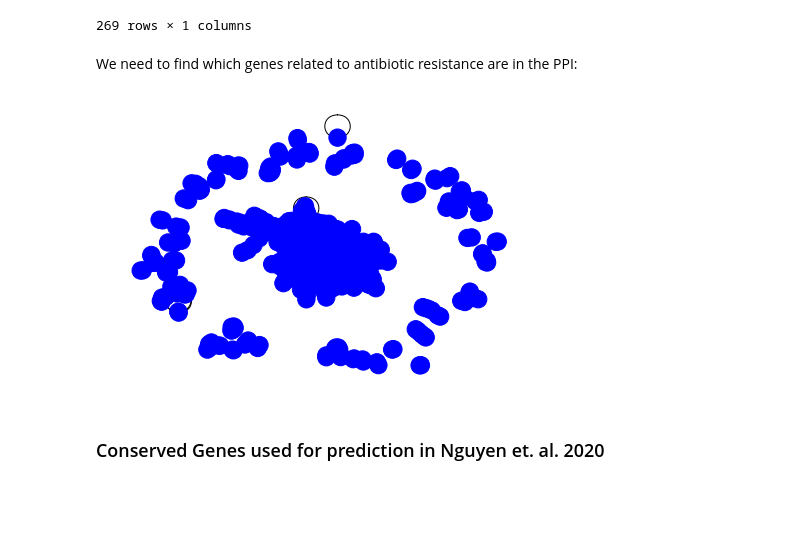
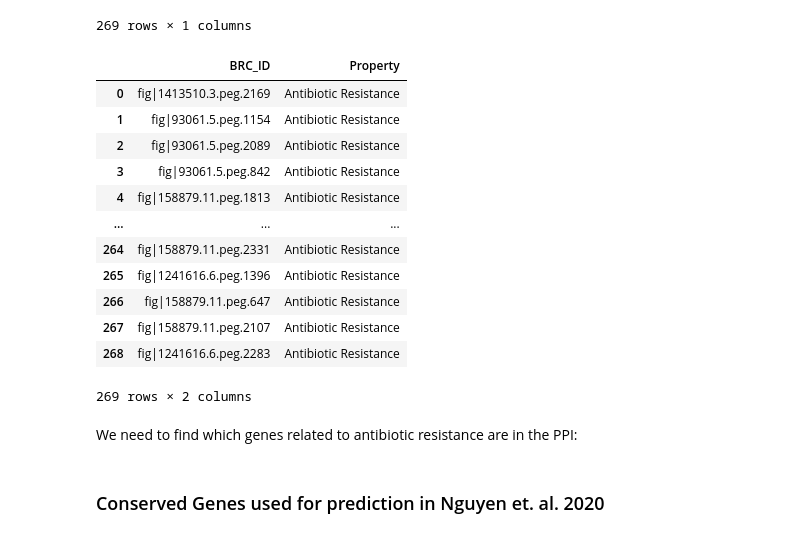
Before and after one commit to brunafistarol/MasterProjectDevelopment, a Jupyter notebook: Staphylococcus_aureus/Staphylococcus aureus.ipynb, the cells around one changed output. Saved outputs shown, nothing was run; the diff lists cells and outputs as text; code cells hidden in the pictures; blank space fills up the shorter version.

```diff
--- a/Staphylococcus_aureus/Staphylococcus aureus.ipynb
+++ b/Staphylococcus_aureus/Staphylococcus aureus.ipynb
@@ -177,7 +170,23 @@ sa_specialty_genes[sa_specialty_genes.Property == 'Antibiotic Resistance']
 | fig|1241616.6.peg.2283 | Antibiotic Resistance |
 269 rows × 1 columns
 # %%
-resistance_genes = plf.loc[sa_specialty_genes.loc[sa_specialty_genes.Property == 'Antibiotic Resistance'].index].reset_index()
+resistance_genes = sa_specialty_genes.loc[sa_specialty_genes.Property == 'Antibiotic Resistance'].reset_index()
+# %%
+resistance_genes
+# %% [output]
+|  | BRC_ID | Property |
+| 0 | fig|1413510.3.peg.2169 | Antibiotic Resistance |
+| 1 | fig|93061.5.peg.1154 | Antibiotic Resistance |
+| 2 | fig|93061.5.peg.2089 | Antibiotic Resistance |
+| 3 | fig|93061.5.peg.842 | Antibiotic Resistance |
+| 4 | fig|158879.11.peg.1813 | Antibiotic Resistance |
+| ... | ... | ... |
+| 264 | fig|158879.11.peg.2331 | Antibiotic Resistance |
+| 265 | fig|1241616.6.peg.1396 | Antibiotic Resistance |
+| 266 | fig|158879.11.peg.647 | Antibiotic Resistance |
+| 267 | fig|158879.11.peg.2107 | Antibiotic Resistance |
+| 268 | fig|1241616.6.peg.2283 | Antibiotic Resistance |
+269 rows × 2 columns
 # %% [markdown]
 We need to find which genes related to antibiotic resistance are in the PPI:
 # %%
@@ -190,8 +198,3 @@ resistance_genes_ppi.columns = ['BRC_ID', 'PLFam_Resistance']
-# %%
-colors = ['red' if node in resistance_genes_ppi['PLFam_Resistance'] else 'blue' for node in ppi_graph.nodes]
-nx.draw(ppi_graph, node_color=colors)
-# %% [output]
-[figure, removed]
 # %% [markdown]
 ### Conserved Genes used for prediction in Nguyen et. al. 2020
 # %% [markdown]
```
Also changed, not shown: parts of 45 cells of this notebook.
